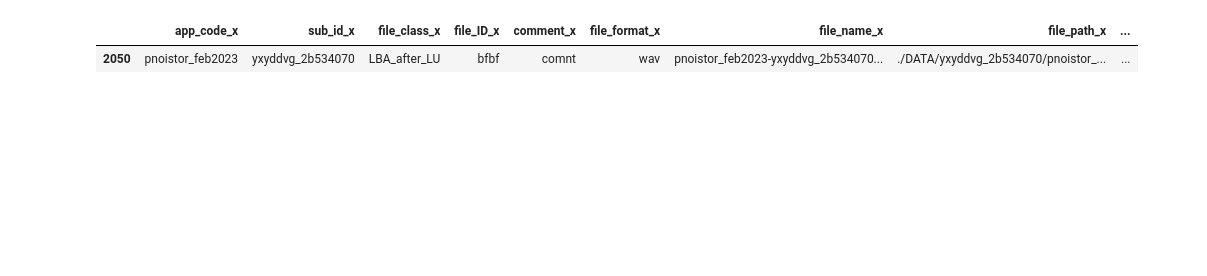
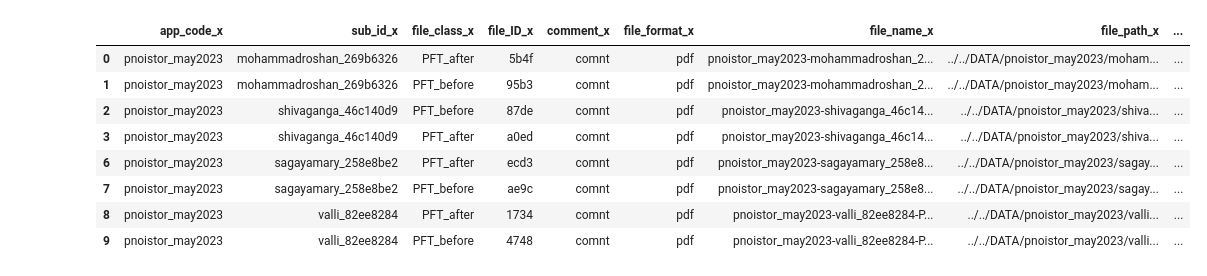
Before and after one commit to vaguebrownfox01/pnoi-anotest, a Jupyter notebook: anotest.ipynb, the cells around one changed output. Saved outputs shown, nothing was run; the diff lists cells and outputs as text; code cells hidden in the pictures; blank space fills up the shorter version.

```diff
--- a/anotest.ipynb
+++ b/anotest.ipynb
@@ -9,3 +7,5 @@ DATA_PATH = "./audio-data_apr2023"
+# %%
+DATA_PATH = "../../DATA/pnoistor_may2023"
 # %%
 class Annotest:
     SEP = "-"
@@ -158,7 +267,14 @@ pnoiannotest.get_anotless_aud()
 # %%
 # annotest.get_anotless()[annotest.get_anotless().value_counts() > 1]
 
-pnoiannotest.get_anotless_aud() #["match_key"].value_counts().to_frame()
+pnoiannotest.get_anotless_pft() #["match_key"].value_counts().to_frame()
 # %% [output]
 |  | app_code_x | sub_id_x | file_class_x | file_ID_x | comment_x | file_format_x | file_name_x | file_path_x | ... |
-| 2050 | pnoistor_feb2023 | yxyddvg_2b534070 | LBA_after_LU | bfbf | comnt | wav | pnoistor_feb2023-yxyddvg_2b534070... | ./DATA/yxyddvg_2b534070/pnoistor_... | ... |
+| 0 | pnoistor_may2023 | mohammadroshan_269b6326 | PFT_after | 5b4f | comnt | pdf | pnoistor_may2023-mohammadroshan_2... | ../../DATA/pnoistor_may2023/moham... | ... |
+| 1 | pnoistor_may2023 | mohammadroshan_269b6326 | PFT_before | 95b3 | comnt | pdf | pnoistor_may2023-mohammadroshan_2... | ../../DATA/pnoistor_may2023/moham... | ... |
+| 2 | pnoistor_may2023 | shivaganga_46c140d9 | PFT_before | 87de | comnt | pdf | pnoistor_may2023-shivaganga_46c14... | ../../DATA/pnoistor_may2023/shiva... | ... |
+| 3 | pnoistor_may2023 | shivaganga_46c140d9 | PFT_after | a0ed | comnt | pdf | pnoistor_may2023-shivaganga_46c14... | ../../DATA/pnoistor_may2023/shiva... | ... |
+| 6 | pnoistor_may2023 | sagayamary_258e8be2 | PFT_after | ecd3 | comnt | pdf | pnoistor_may2023-sagayamary_258e8... | ../../DATA/pnoistor_may2023/sagay... | ... |
+| 7 | pnoistor_may2023 | sagayamary_258e8be2 | PFT_before | ae9c | comnt | pdf | pnoistor_may2023-sagayamary_258e8... | ../../DATA/pnoistor_may2023/sagay... | ... |
+| 8 | pnoistor_may2023 | valli_82ee8284 | PFT_after | 1734 | comnt | pdf | pnoistor_may2023-valli_82ee8284-P... | ../../DATA/pnoistor_may2023/valli... | ... |
+| 9 | pnoistor_may2023 | valli_82ee8284 | PFT_before | 4748 | comnt | pdf | pnoistor_may2023-valli_82ee8284-P... | ../../DATA/pnoistor_may2023/valli... | ... |
```
Also changed, not shown: parts of 9 cells of this notebook, 5 other files.
